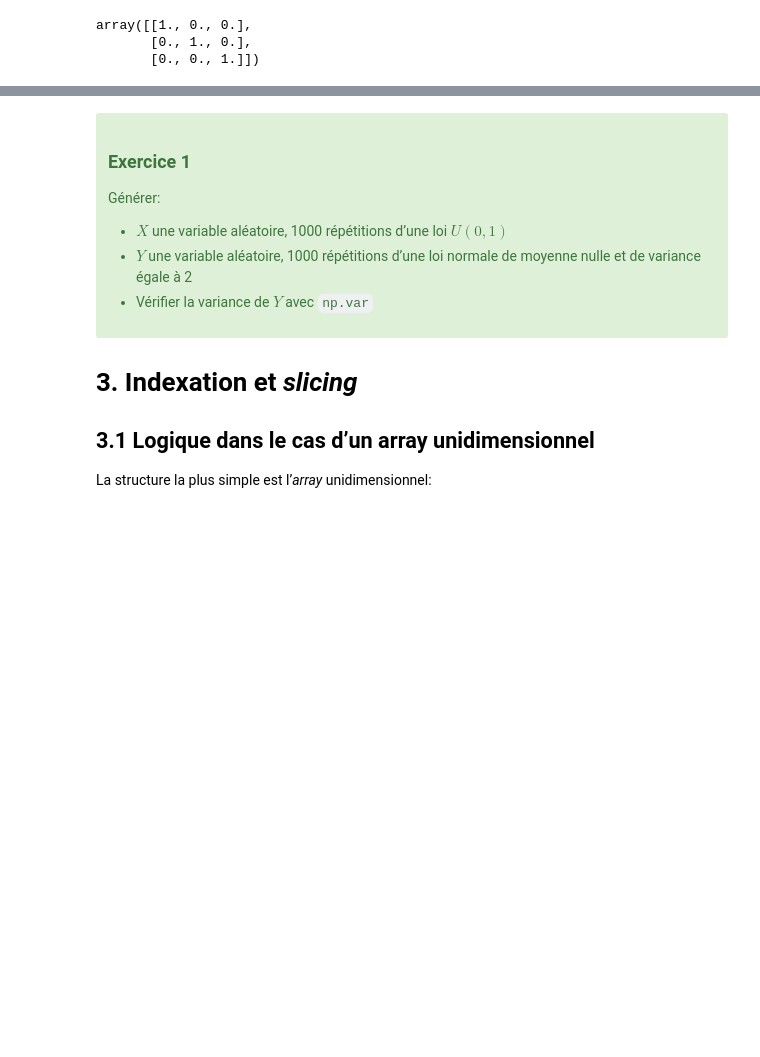
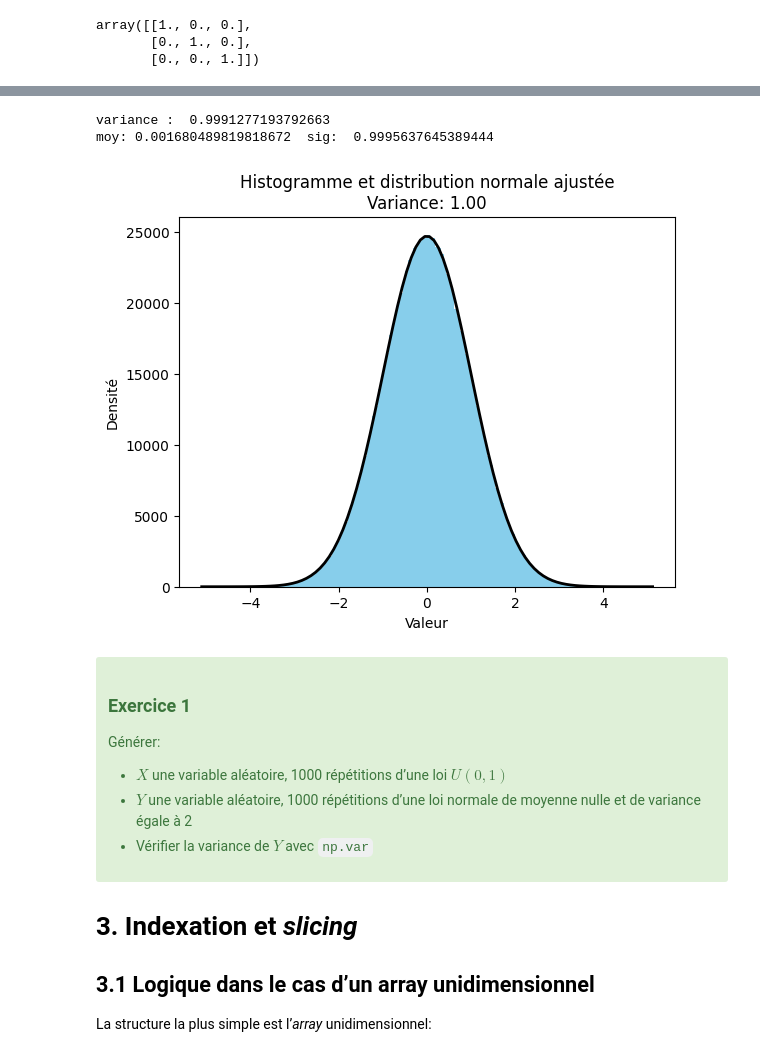
Before and after one commit to CyrilLenain/Training, a Jupyter notebook: notebooks/manipulation/01_numpy.ipynb, the cells around one changed output, grey strips where cells are left out. Saved outputs shown, nothing was run; the diff lists cells and outputs as text; code cells hidden in the pictures; blank space fills up the shorter version.

```diff
--- a/notebooks/manipulation/01_numpy.ipynb
+++ b/notebooks/manipulation/01_numpy.ipynb
@@ -184,3 +205,30 @@ array([[1., 0., 0.],
+# %%
+import numpy as np
+import matplotlib.pyplot as plt
+import scipy.stats as stats
+
+data = np.random.normal(0,1,1000000)
+variance = np.var(data)
+print("variance : ", np.var(data))
+counts, bins, _= plt.hist(data, bins=150, color='skyblue')
+plt.title("Normal Distribution Generated")
+
+mu, std = stats.norm.fit(data)
+print("moy:",mu," sig: ", std)
+xmin, xmax = plt.xlim()
+bin_width = bins[1] - bins[0]
+
+x = np.linspace(xmin,xmax,100)
+p = stats.norm.pdf(x, mu, std) * len(data) * bin_width
+plt.plot(x,p,'k', linewidth=2)
+plt.title("Histogramme et distribution normale ajustée\nVariance: {:.2f}".format(variance))
+plt.xlabel("Valeur")
+plt.ylabel("Densité")
+plt.show()
+# %% [output]
+variance :  0.9991277193792663
+moy: 0.001680489819818672  sig:  0.9995637645389444
+[figure, added]
 # %% [markdown]
 <div class="alert alert-success" role="alert">
 <h3 class="alert-heading"><i class="fa-solid fa-pencil"></i> Exercice 1</h3>
```
Also changed, not shown: parts of 7 cells of this notebook.
